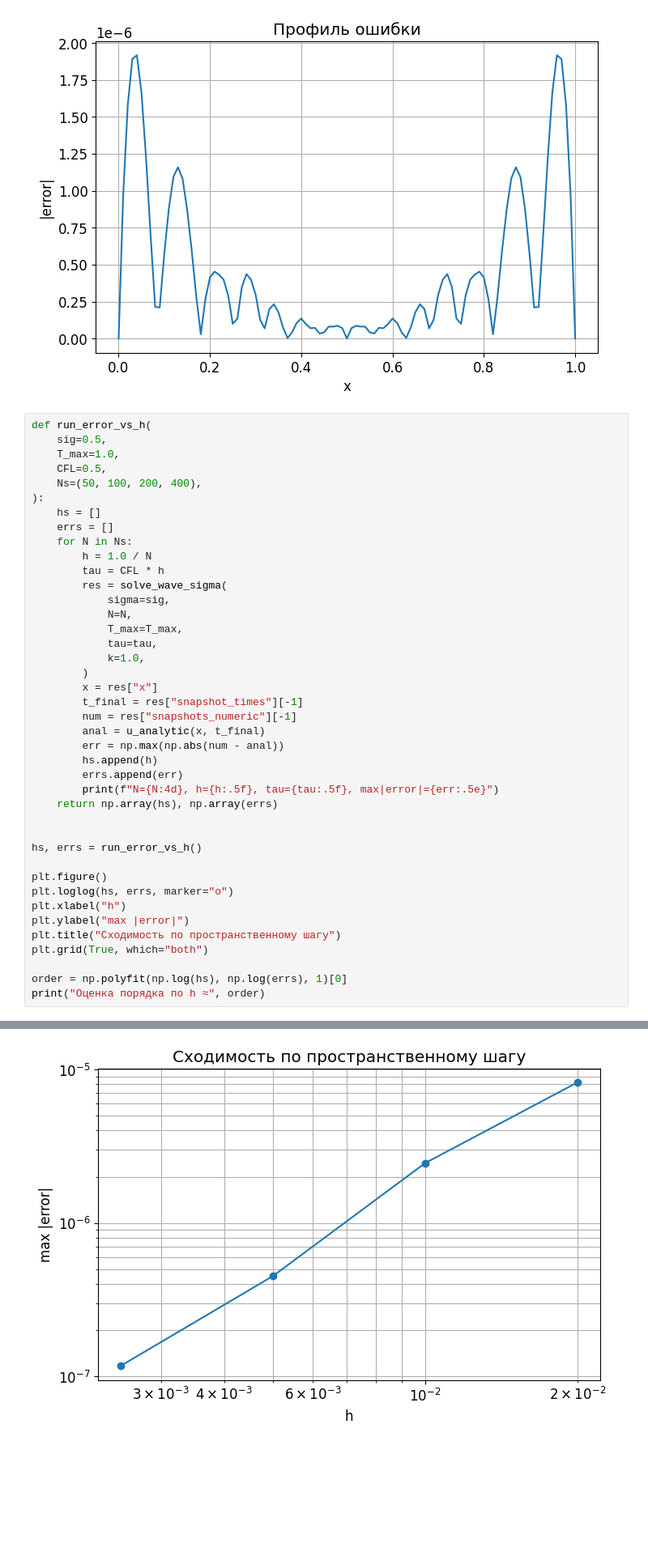
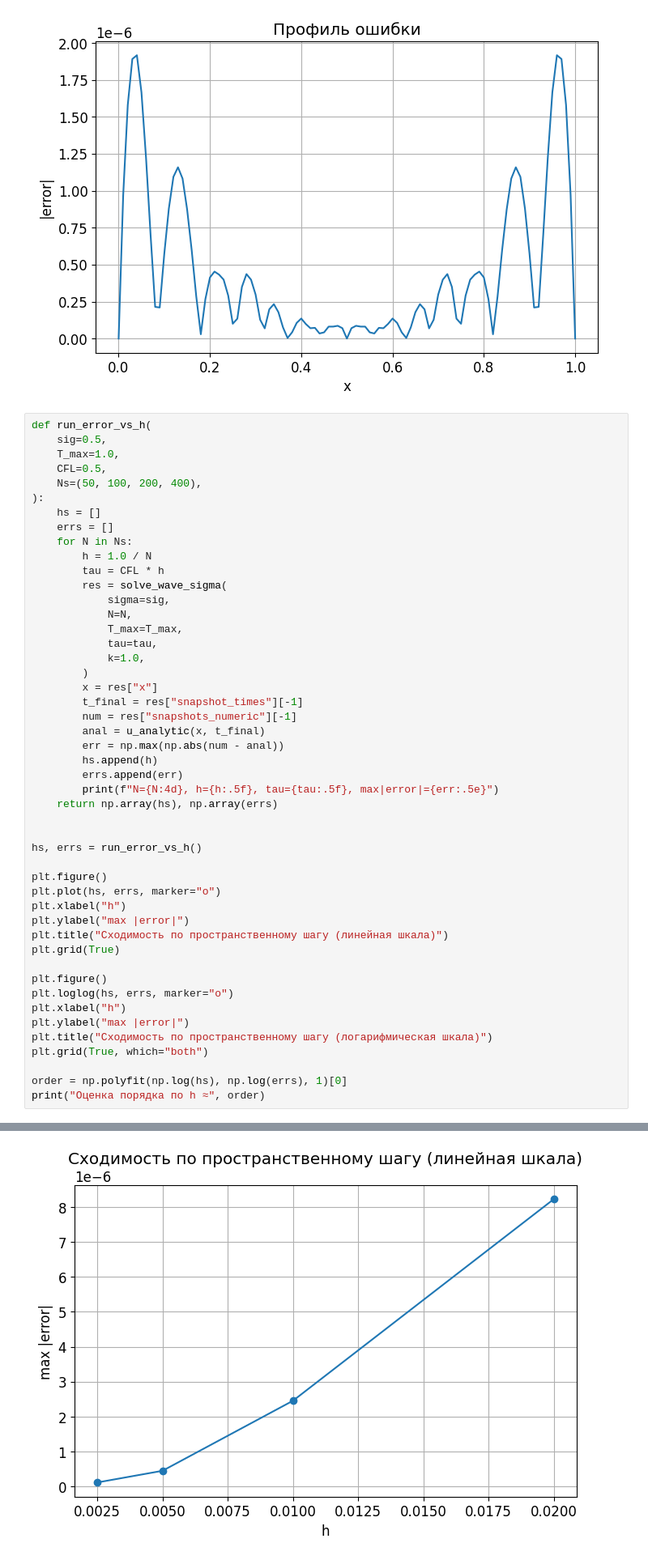
Before and after one commit to impala-tape/cmc_msu_ml, a Jupyter notebook: Prak/Task_3.ipynb, the cells around one changed output, grey strips where cells are left out. Shown at 81% size. Drawn from its saved outputs; the diff is of its cells as text; blank space fills up the shorter version.

Commit message:
prak 3 error plot improvement

```diff
--- a/Prak/Task_3.ipynb
+++ b/Prak/Task_3.ipynb
@@ -268,32 +268,39 @@ def run_error_vs_h(
             tau=tau,
             k=1.0,
         )
         x = res["x"]
         t_final = res["snapshot_times"][-1]
         num = res["snapshots_numeric"][-1]
         anal = u_analytic(x, t_final)
         err = np.max(np.abs(num - anal))
         hs.append(h)
         errs.append(err)
         print(f"N={N:4d}, h={h:.5f}, tau={tau:.5f}, max|error|={err:.5e}")
     return np.array(hs), np.array(errs)
 
 
 hs, errs = run_error_vs_h()
 
 plt.figure()
+plt.plot(hs, errs, marker="o")
+plt.xlabel("h")
+plt.ylabel("max |error|")
+plt.title("Сходимость по пространственному шагу (линейная шкала)")
+plt.grid(True)
+
+plt.figure()
 plt.loglog(hs, errs, marker="o")
 plt.xlabel("h")
 plt.ylabel("max |error|")
-plt.title("Сходимость по пространственному шагу")
+plt.title("Сходимость по пространственному шагу (логарифмическая шкала)")
 plt.grid(True, which="both")
 
 order = np.polyfit(np.log(hs), np.log(errs), 1)[0]
 print("Оценка порядка по h ≈", order)
 # %% [output]
 N=  50, h=0.02000, tau=0.01000, max|error|=8.22084e-06
 N= 100, h=0.01000, tau=0.00500, max|error|=2.45385e-06
 N= 200, h=0.00500, tau=0.00250, max|error|=4.51005e-07
 N= 400, h=0.00250, tau=0.00125, max|error|=1.17287e-07
 Оценка порядка по h ≈ 2.083732695032615
-[figure, old version]
+[figure, new version]
```
Also changed, not shown: parts of 1 cell of this notebook.
